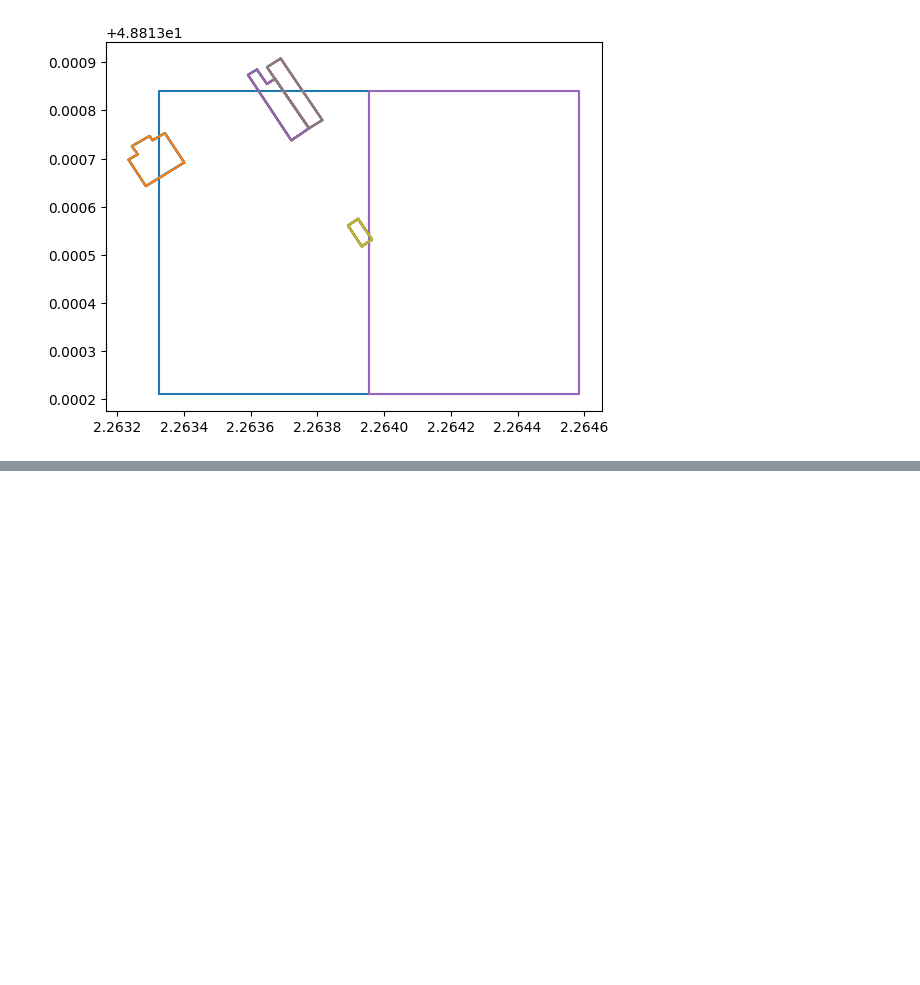
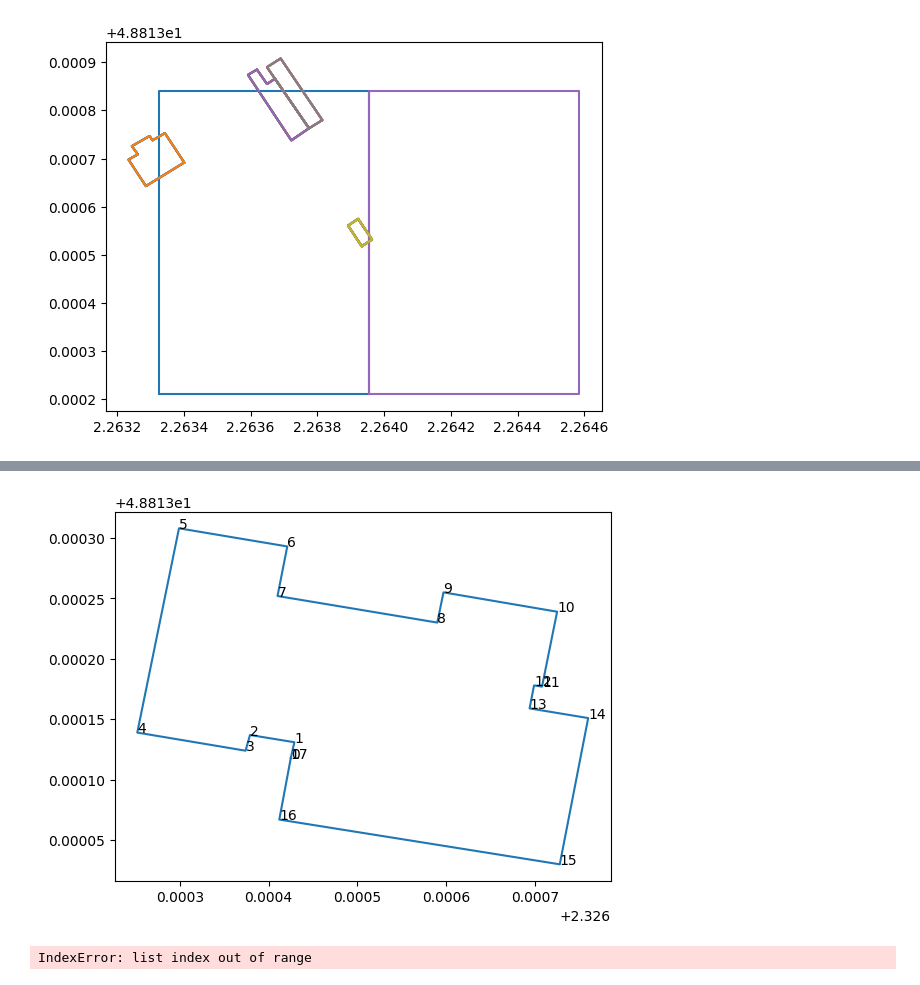
Before and after one commit to b-fa-ce/future_proofing_cities, a Jupyter notebook: notebooks/pixel_data.ipynb, the cells around one changed output, grey strips where cells are left out. Cells and saved outputs as stored; diff of their text form; code cells hidden in the pictures; blank space fills up the shorter version.

```diff
--- a/notebooks/pixel_data.ipynb
+++ b/notebooks/pixel_data.ipynb
@@ -233,0 +306,6 @@ plt.show;
+# %%
+crossing_buildings = []
+for building in paris_buildings:
+    building_coords = building[1]
+    if is_point_inside(building_coords, test_pixel) and not is_building_inside(building_coords, test_pixel):
+        crossing_buildings.append(building_coords)
@@ -233,0 +333,3 @@ plt.show;
+# %%
+first = crossing_buildings[0]
+area_first_test = get_building_clipped_area(first, clip, test_pixel)
@@ -233,0 +346,19 @@ plt.show;
+# %%
+xs, ys = split_x_y(first)
+fig, ax = plt.subplots()
+ax.plot(xs, ys)
+for i in range(len(xs)):
+    ax.annotate(i, (xs[i], ys[i]))
+plt.show;
+# %% [output]
+[figure, added]
+# %%
+test_pixel.append(test_pixel[50])
+x_pixel, y_pixel = split_x_y(test_pixel)
+fig, ax = plt.subplots()
+ax.plot(x_pixel, y_pixel)
+for i in range(len(x_pixel)):
+    ax.annotate(i, (x_pixel[i], y_pixel[i]))
+plt.show;
+# %% [output]
+IndexError: list index out of range
```
Also changed, not shown: parts of 19 cells of this notebook, 1 other file.
